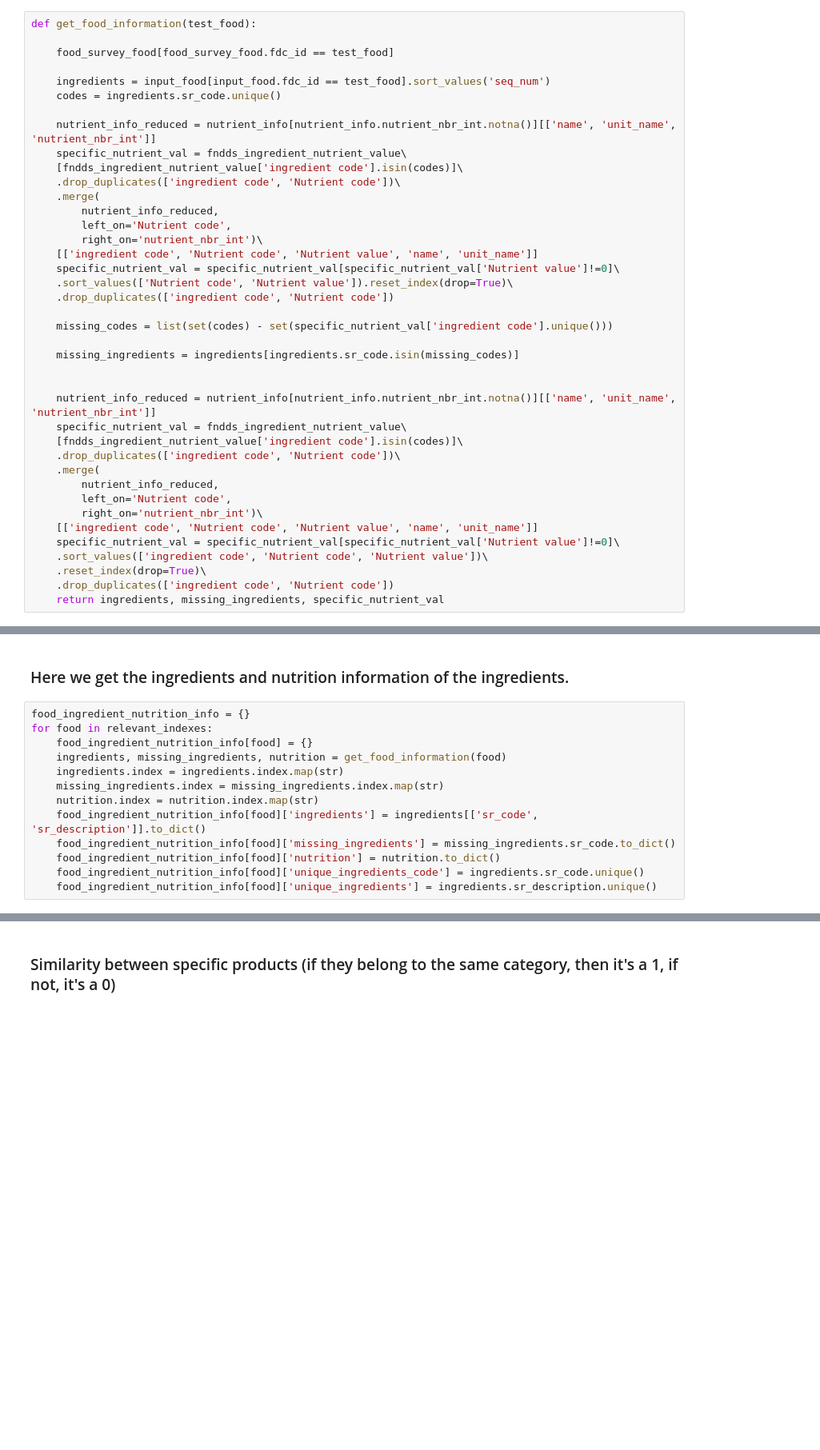
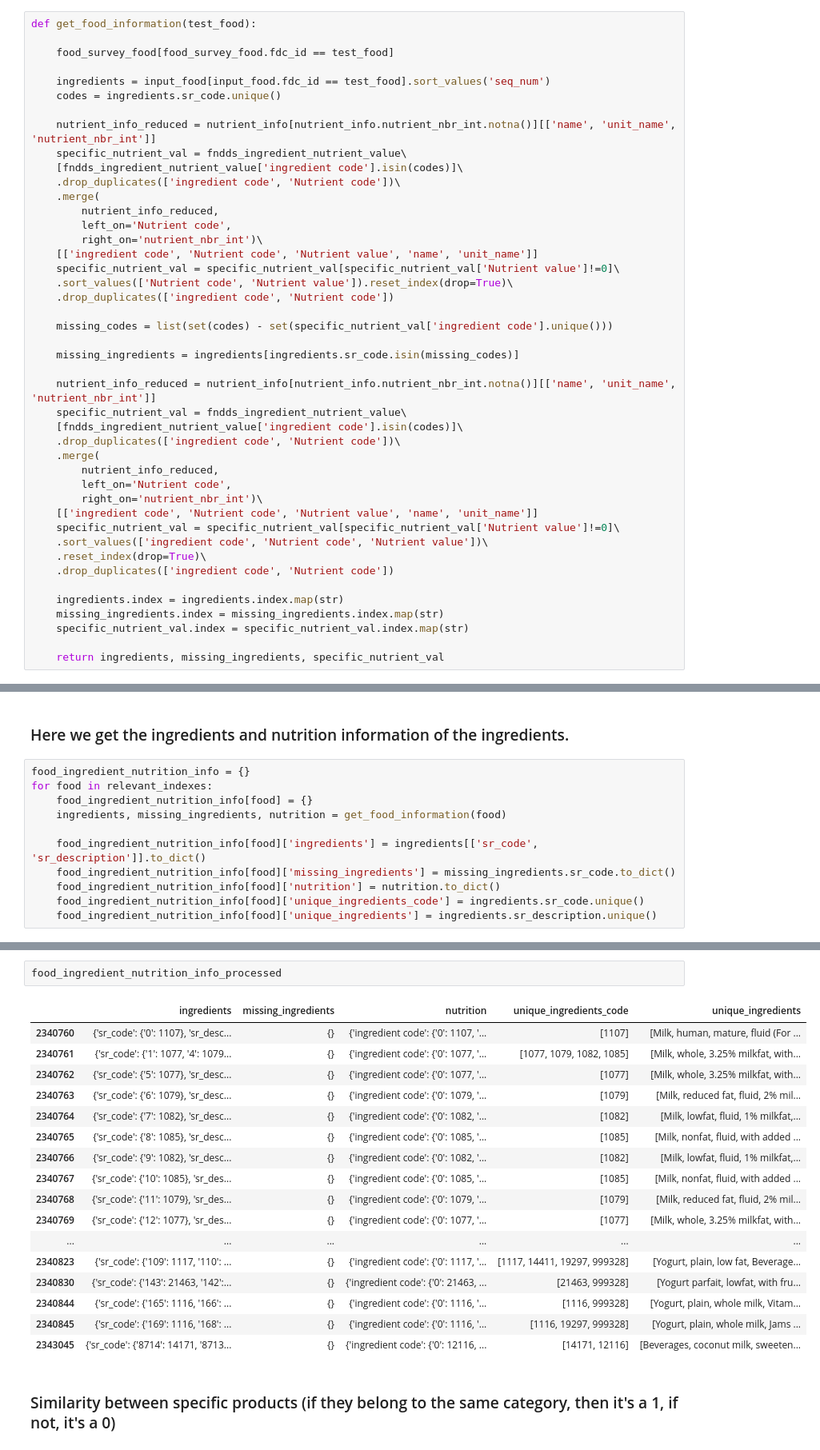
Before and after one commit to dhdzmota/ingenieria_en_alimentos, a Jupyter notebook: ai_in_food/notebooks/5-DHM-get-ingredients-nutritional-info-and-response-var.ipynb, the cells around one changed output, grey strips where cells are left out. Shown at 80% size. Cells and saved outputs as stored; diff of their text form; blank space fills up the shorter version.

Commit message:
Included some relevant notebooks to process data and make some datasets.

```diff
--- a/ai_in_food/notebooks/5-DHM-get-ingredients-nutritional-info-and-response-var.ipynb
+++ b/ai_in_food/notebooks/5-DHM-get-ingredients-nutritional-info-and-response-var.ipynb
@@ -84,7 +88,6 @@ def get_food_information(test_food):
 
     missing_ingredients = ingredients[ingredients.sr_code.isin(missing_codes)]
 
-
     nutrient_info_reduced = nutrient_info[nutrient_info.nutrient_nbr_int.notna()][['name', 'unit_name', 'nutrient_nbr_int']]
     specific_nutrient_val = fndds_ingredient_nutrient_value\
     [fndds_ingredient_nutrient_value['ingredient code'].isin(codes)]\
@@ -98,6 +101,11 @@ def get_food_information(test_food):
     .sort_values(['ingredient code', 'Nutrient code', 'Nutrient value'])\
     .reset_index(drop=True)\
     .drop_duplicates(['ingredient code', 'Nutrient code'])
+
+    ingredients.index = ingredients.index.map(str)
+    missing_ingredients.index = missing_ingredients.index.map(str)
+    specific_nutrient_val.index = specific_nutrient_val.index.map(str)
+
     return ingredients, missing_ingredients, specific_nutrient_val
 # %%
 food_survey_food_resume = food_survey_food.groupby('wweia_food_category').agg(
@@ -174,9 +182,7 @@ food_ingredient_nutrition_info = {}
 for food in relevant_indexes:
     food_ingredient_nutrition_info[food] = {}
     ingredients, missing_ingredients, nutrition = get_food_information(food)
-    ingredients.index = ingredients.index.map(str)
-    missing_ingredients.index = missing_ingredients.index.map(str)
-    nutrition.index = nutrition.index.map(str)
+
     food_ingredient_nutrition_info[food]['ingredients'] = ingredients[['sr_code', 'sr_description']].to_dict()
     food_ingredient_nutrition_info[food]['missing_ingredients'] = missing_ingredients.sr_code.to_dict()
     food_ingredient_nutrition_info[food]['nutrition'] = nutrition.to_dict()
@@ -188,3 +194,23 @@ food_ingredient_nutrition_info_processed.to_parquet('../data/interim/food_ingred
+# %%
+food_ingredient_nutrition_info_processed
+# %% [output]
+|  | ingredients | missing_ingredients | nutrition | unique_ingredients_code | unique_ingredients |
+| 2340760 | {'sr_code': {'0': 1107}, 'sr_desc... | {} | {'ingredient code': {'0': 1107, '... | [1107] | [Milk, human, mature, fluid (For ... |
+| 2340761 | {'sr_code': {'1': 1077, '4': 1079... | {} | {'ingredient code': {'0': 1077, '... | [1077, 1079, 1082, 1085] | [Milk, whole, 3.25% milkfat, with... |
+| 2340762 | {'sr_code': {'5': 1077}, 'sr_desc... | {} | {'ingredient code': {'0': 1077, '... | [1077] | [Milk, whole, 3.25% milkfat, with... |
+| 2340763 | {'sr_code': {'6': 1079}, 'sr_desc... | {} | {'ingredient code': {'0': 1079, '... | [1079] | [Milk, reduced fat, fluid, 2% mil... |
+| 2340764 | {'sr_code': {'7': 1082}, 'sr_desc... | {} | {'ingredient code': {'0': 1082, '... | [1082] | [Milk, lowfat, fluid, 1% milkfat,... |
+| 2340765 | {'sr_code': {'8': 1085}, 'sr_desc... | {} | {'ingredient code': {'0': 1085, '... | [1085] | [Milk, nonfat, fluid, with added ... |
+| 2340766 | {'sr_code': {'9': 1082}, 'sr_desc... | {} | {'ingredient code': {'0': 1082, '... | [1082] | [Milk, lowfat, fluid, 1% milkfat,... |
+| 2340767 | {'sr_code': {'10': 1085}, 'sr_des... | {} | {'ingredient code': {'0': 1085, '... | [1085] | [Milk, nonfat, fluid, with added ... |
+| 2340768 | {'sr_code': {'11': 1079}, 'sr_des... | {} | {'ingredient code': {'0': 1079, '... | [1079] | [Milk, reduced fat, fluid, 2% mil... |
+| 2340769 | {'sr_code': {'12': 1077}, 'sr_des... | {} | {'ingredient code': {'0': 1077, '... | [1077] | [Milk, whole, 3.25% milkfat, with... |
+| ... | ... | ... | ... | ... | ... |
+| 2340823 | {'sr_code': {'109': 1117, '110': ... | {} | {'ingredient code': {'0': 1117, '... | [1117, 14411, 19297, 999328] | [Yogurt, plain, low fat, Beverage... |
+| 2340830 | {'sr_code': {'143': 21463, '142':... | {} | {'ingredient code': {'0': 21463, ... | [21463, 999328] | [Yogurt parfait, lowfat, with fru... |
+| 2340844 | {'sr_code': {'165': 1116, '166': ... | {} | {'ingredient code': {'0': 1116, '... | [1116, 999328] | [Yogurt, plain, whole milk, Vitam... |
+| 2340845 | {'sr_code': {'169': 1116, '168': ... | {} | {'ingredient code': {'0': 1116, '... | [1116, 19297, 999328] | [Yogurt, plain, whole milk, Jams ... |
+| 2343045 | {'sr_code': {'8714': 14171, '8713... | {} | {'ingredient code': {'0': 12116, ... | [14171, 12116] | [Beverages, coconut milk, sweeten... |
 # %% [markdown]
 ### Similarity between specific products (if they belong to the same category, then it's a 1, if not, it's a 0)
 # %%
```
Also changed, not shown: parts of 5 cells of this notebook, 2 other files.
